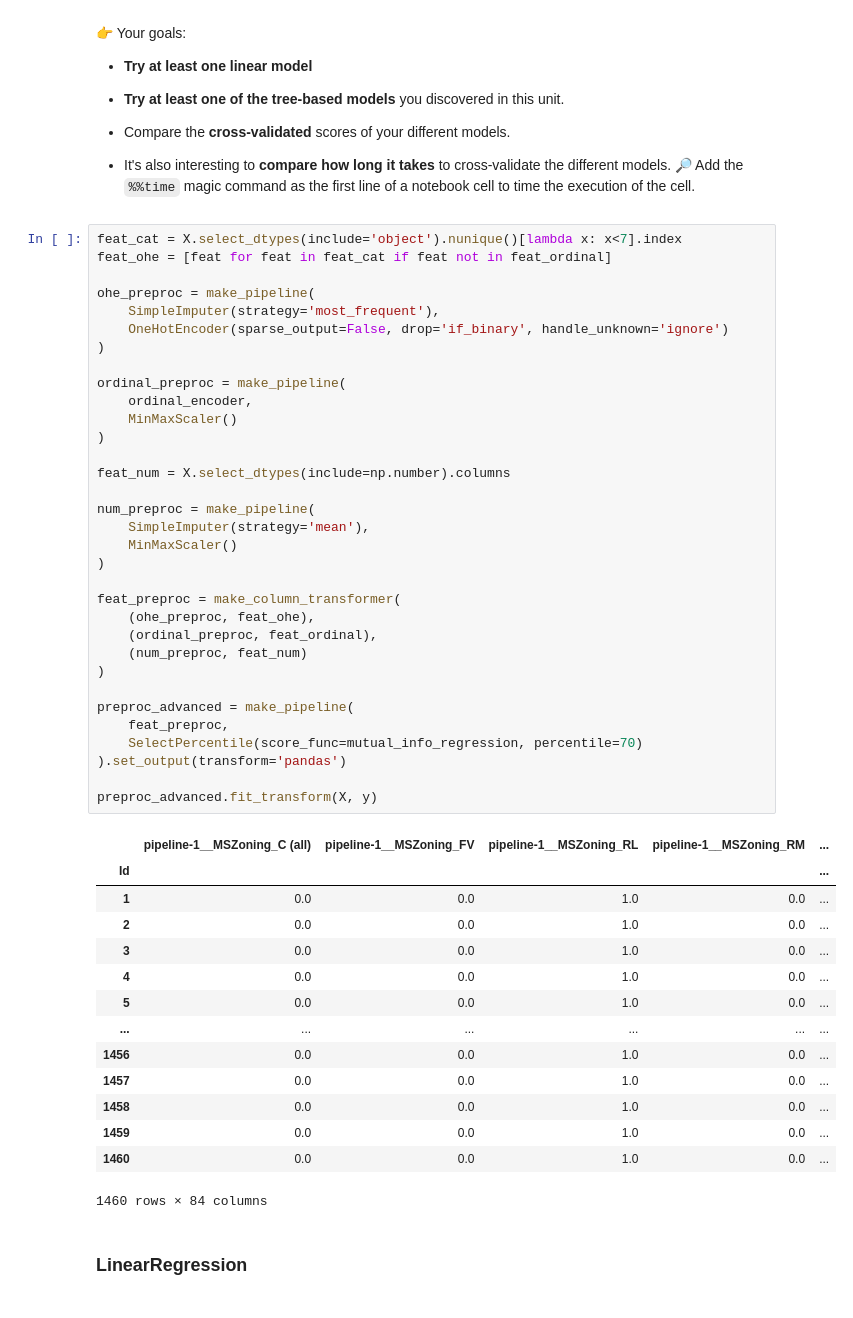
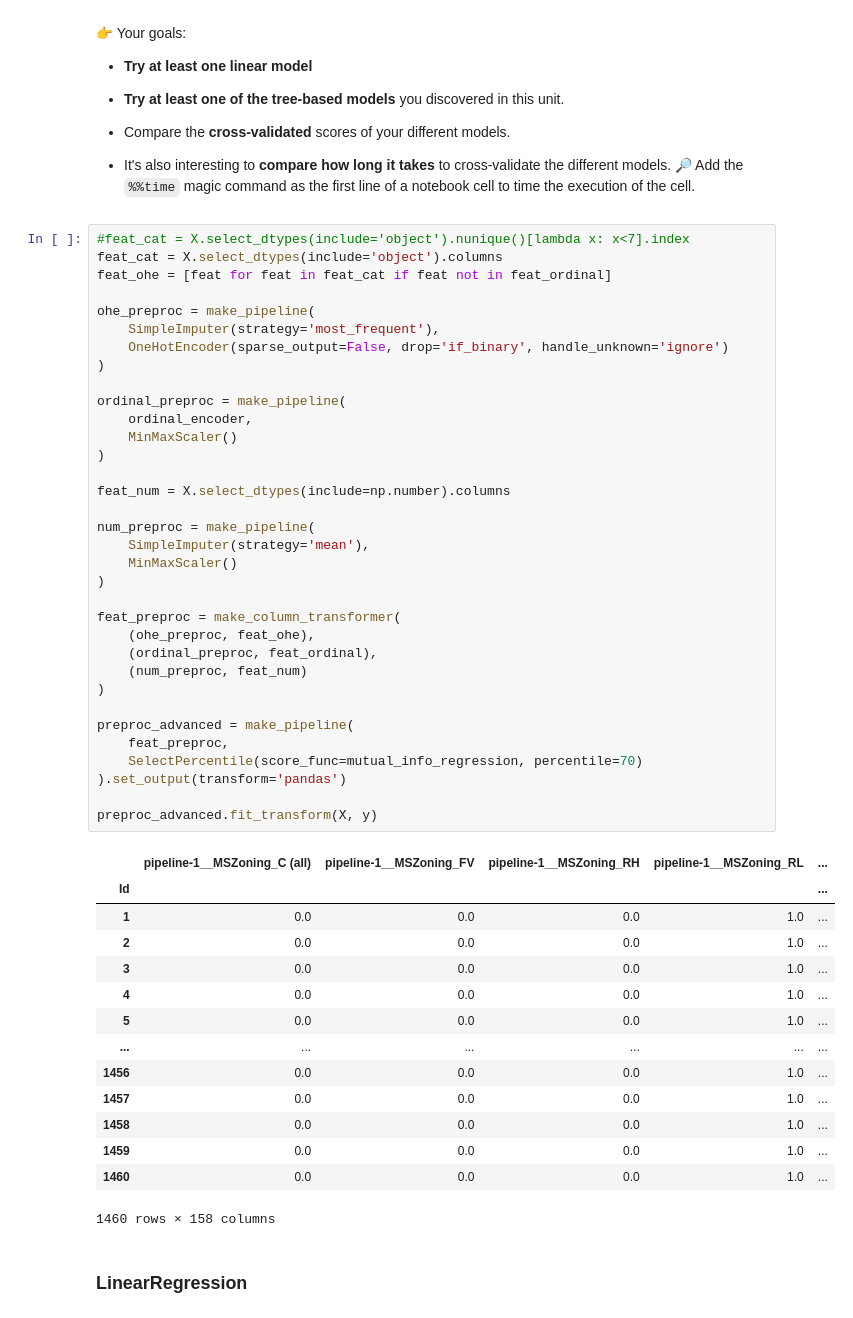
Before and after one commit to syanrys/data-houses-kaggle-competition, a Jupyter notebook: houses_kaggle_competition.ipynb, the cells around one changed output. Saved outputs shown, nothing was run; the diff lists cells and outputs as text.

```diff
--- a/houses_kaggle_competition.ipynb
+++ b/houses_kaggle_competition.ipynb
@@ -652,53 +652,54 @@ You can try one or more of the different models you learned in the previous unit
 
   - It's also interesting to **compare how long it takes** to cross-validate the different models. 🔎 Add the `%%time` magic command as the first line of a notebook cell to time the execution of the cell.
 # %%
-feat_cat = X.select_dtypes(include='object').nunique()[lambda x: x<7].index
+#feat_cat = X.select_dtypes(include='object').nunique()[lambda x: x<7].index
+feat_cat = X.select_dtypes(include='object').columns
 feat_ohe = [feat for feat in feat_cat if feat not in feat_ordinal]
 
 ohe_preproc = make_pipeline(
     SimpleImputer(strategy='most_frequent'),
     OneHotEncoder(sparse_output=False, drop='if_binary', handle_unknown='ignore')
 )
 
 ordinal_preproc = make_pipeline(
     ordinal_encoder,
     MinMaxScaler()
 )
 
 feat_num = X.select_dtypes(include=np.number).columns
 
 num_preproc = make_pipeline(
     SimpleImputer(strategy='mean'),
     MinMaxScaler()
 )
 
 feat_preproc = make_column_transformer(
     (ohe_preproc, feat_ohe),
     (ordinal_preproc, feat_ordinal),
     (num_preproc, feat_num)
 )
 
 preproc_advanced = make_pipeline(
     feat_preproc,
     SelectPercentile(score_func=mutual_info_regression, percentile=70)
 ).set_output(transform='pandas')
 
 preproc_advanced.fit_transform(X, y)
 # %% [output]
-|  | pipeline-1__MSZoning_C (all) | pipeline-1__MSZoning_FV | pipeline-1__MSZoning_RL | pipeline-1__MSZoning_RM | ... |
+|  | pipeline-1__MSZoning_C (all) | pipeline-1__MSZoning_FV | pipeline-1__MSZoning_RH | pipeline-1__MSZoning_RL | ... |
 | Id |  |  |  |  | ... |
-| 1 | 0.0 | 0.0 | 1.0 | 0.0 | ... |
-| 2 | 0.0 | 0.0 | 1.0 | 0.0 | ... |
-| 3 | 0.0 | 0.0 | 1.0 | 0.0 | ... |
-| 4 | 0.0 | 0.0 | 1.0 | 0.0 | ... |
-| 5 | 0.0 | 0.0 | 1.0 | 0.0 | ... |
+| 1 | 0.0 | 0.0 | 0.0 | 1.0 | ... |
+| 2 | 0.0 | 0.0 | 0.0 | 1.0 | ... |
+| 3 | 0.0 | 0.0 | 0.0 | 1.0 | ... |
+| 4 | 0.0 | 0.0 | 0.0 | 1.0 | ... |
+| 5 | 0.0 | 0.0 | 0.0 | 1.0 | ... |
 | ... | ... | ... | ... | ... | ... |
-| 1456 | 0.0 | 0.0 | 1.0 | 0.0 | ... |
-| 1457 | 0.0 | 0.0 | 1.0 | 0.0 | ... |
-| 1458 | 0.0 | 0.0 | 1.0 | 0.0 | ... |
-| 1459 | 0.0 | 0.0 | 1.0 | 0.0 | ... |
-| 1460 | 0.0 | 0.0 | 1.0 | 0.0 | ... |
+| 1456 | 0.0 | 0.0 | 0.0 | 1.0 | ... |
+| 1457 | 0.0 | 0.0 | 0.0 | 1.0 | ... |
+| 1458 | 0.0 | 0.0 | 0.0 | 1.0 | ... |
+| 1459 | 0.0 | 0.0 | 0.0 | 1.0 | ... |
+| 1460 | 0.0 | 0.0 | 0.0 | 1.0 | ... |
-1460 rows × 84 columns
+1460 rows × 158 columns
 # %% [markdown]
 ### LinearRegression
 # %%
```
Also changed, not shown: parts of 12 cells of this notebook.
